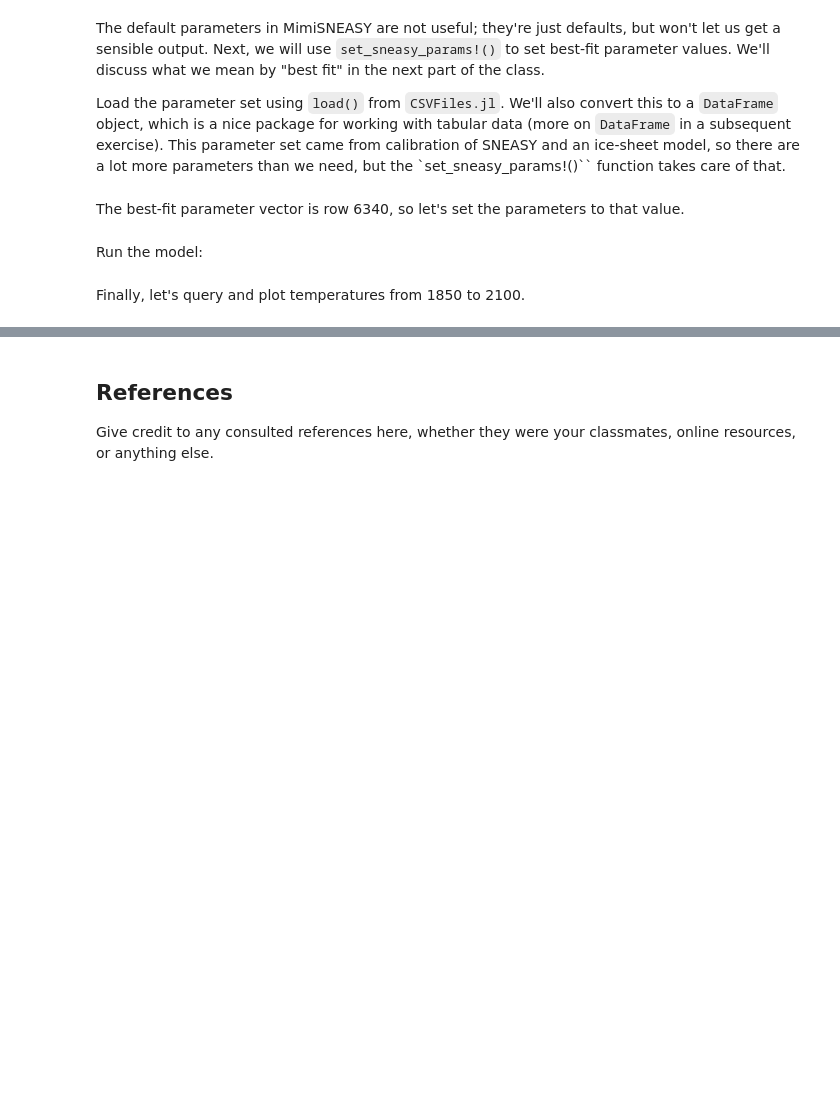
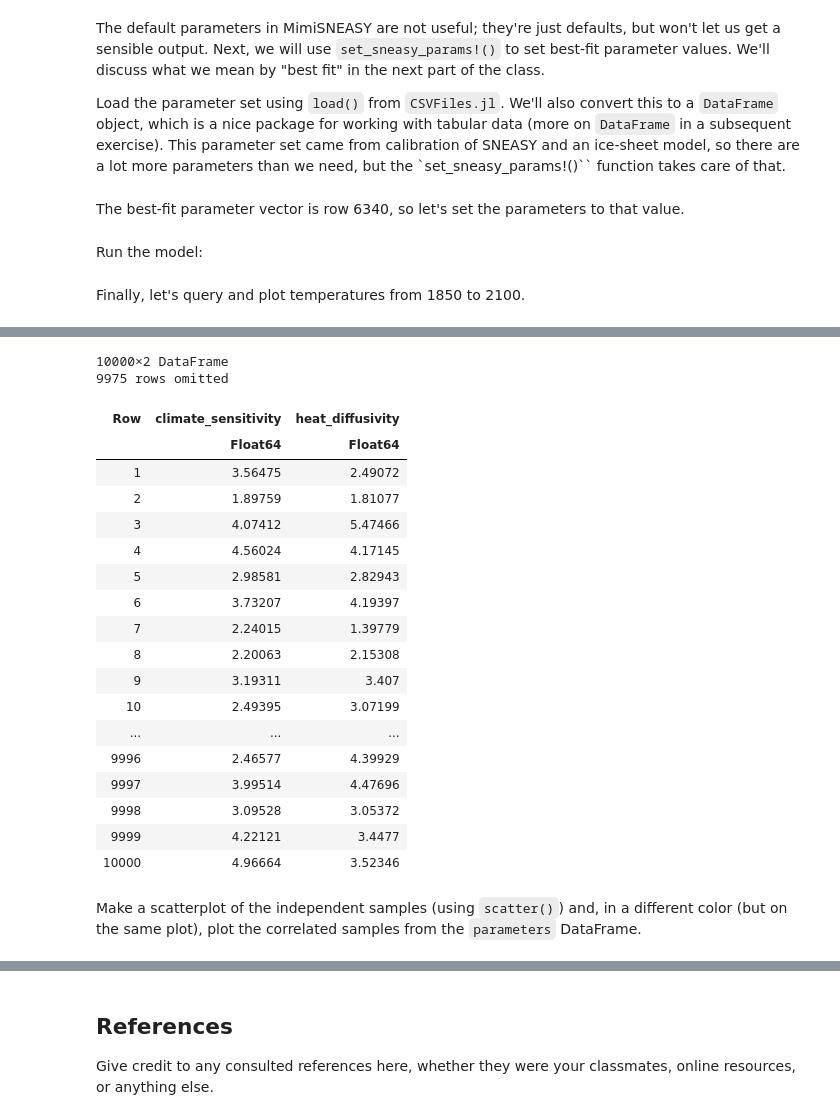
Before and after one commit to BEE-ClimateRiskAnalysis-old/lab03, a Jupyter notebook: lab03.ipynb, the cells around one changed output, grey strips where cells are left out. Drawn from its saved outputs; the diff is of its cells as text; code cells hidden in the pictures; blank space fills up the shorter version.

```diff
--- a/lab03.ipynb
+++ b/lab03.ipynb
@@ -137,0 +149,26 @@ end
+# %%
+parameters[:, [29, 27]]
+# %% [output]
+10000×2 DataFrame
+9975 rows omitted
+| Row | climate_sensitivity | heat_diffusivity |
+|  | Float64 | Float64 |
+| 1 | 3.56475 | 2.49072 |
+| 2 | 1.89759 | 1.81077 |
+| 3 | 4.07412 | 5.47466 |
+| 4 | 4.56024 | 4.17145 |
+| 5 | 2.98581 | 2.82943 |
+| 6 | 3.73207 | 4.19397 |
+| 7 | 2.24015 | 1.39779 |
+| 8 | 2.20063 | 2.15308 |
+| 9 | 3.19311 | 3.407 |
+| 10 | 2.49395 | 3.07199 |
+| ... | ... | ... |
+| 9996 | 2.46577 | 4.39929 |
+| 9997 | 3.99514 | 4.47696 |
+| 9998 | 3.09528 | 3.05372 |
+| 9999 | 4.22121 | 3.4477 |
+| 10000 | 4.96664 | 3.52346 |
+# %% [markdown]
+
+Make a scatterplot of the independent samples (using `scatter()`) and, in a different color (but on the same plot), plot the correlated samples from the `parameters` DataFrame.
```
Also changed, not shown: parts of 18 cells of this notebook.
